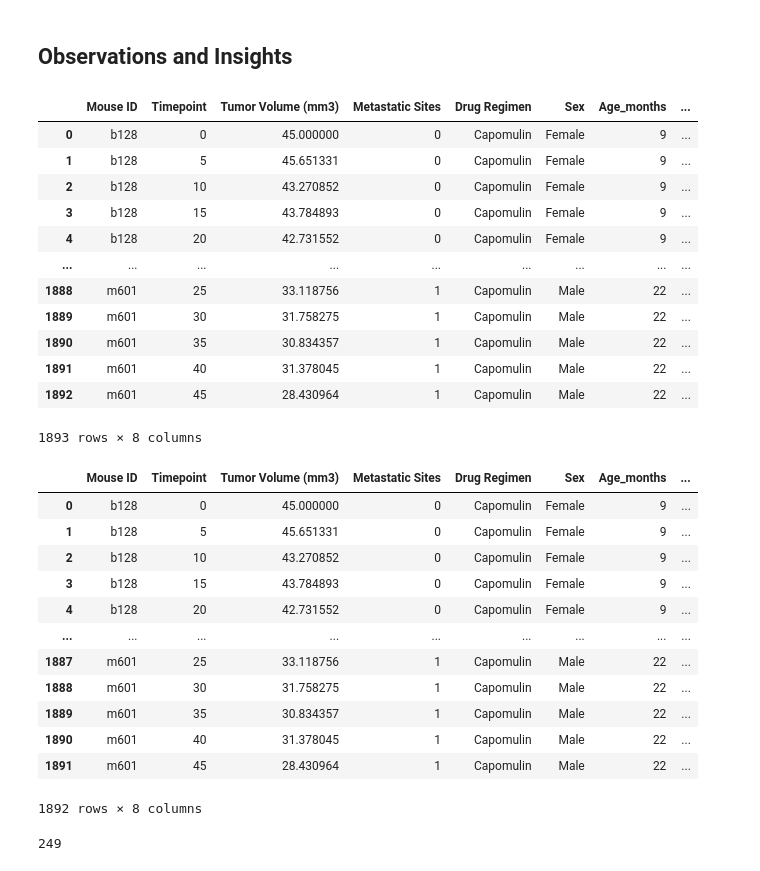
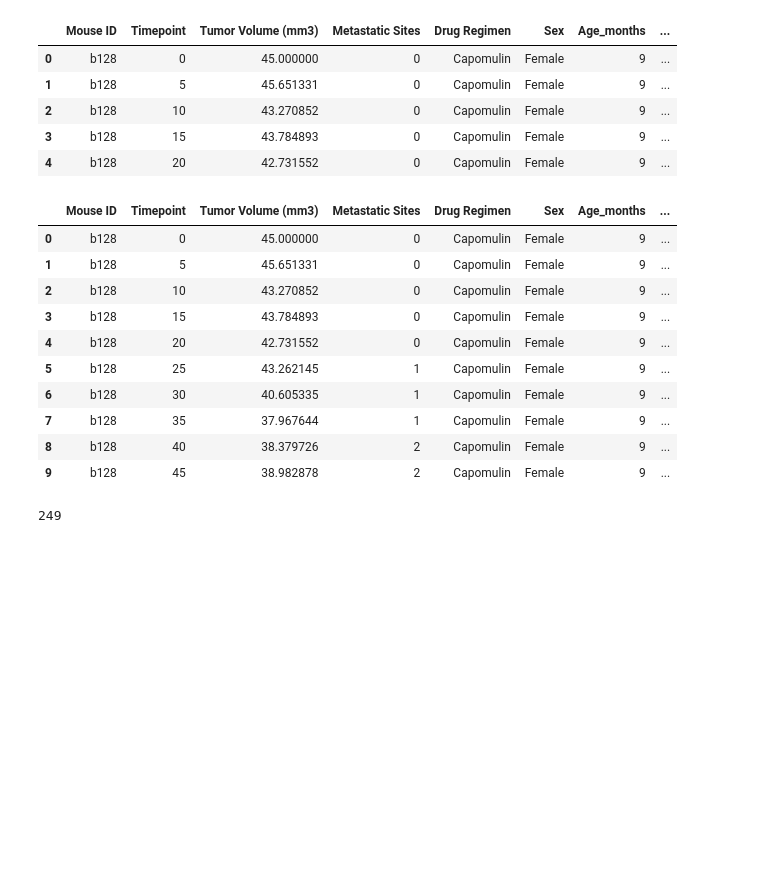
Before and after one commit to CCom20/matplot-challenge, a Jupyter notebook: pymaceuticals_analysis.ipynb, the cells around one changed output. Saved outputs shown, nothing was run; the diff lists cells and outputs as text; code cells hidden in the pictures; blank space fills up the shorter version.

```diff
--- a/pymaceuticals_analysis.ipynb
+++ b/pymaceuticals_analysis.ipynb
@@ -1,48 +1,39 @@
-# %% [markdown]
-## Observations and Insights
 # %%
-# Dependencies and Setup
+# Import all necessary libraries
 import matplotlib.pyplot as plt
 import pandas as pd
 import scipy.stats as sts
 from scipy.stats import linregress
 import os
 import csv
 import numpy as np
 
-# Set csv_path for each document
+# Create the CSV Paths
 mouse_metadata_path = os.path.join("Data", "Mouse_metadata.csv")
 study_results_path = os.path.join("Data", "Study_results.csv")
 
-# Read the mouse data and the study results
+# Read the CSVs
 mouse_metadata = pd.read_csv(mouse_metadata_path)
 study_results = pd.read_csv(study_results_path)
 
-# Combine the data into a single dataset
+# Combine CSVs into a single dataset and display first 5
 combined_study_df = pd.merge(study_results, mouse_metadata, on="Mouse ID", how="outer")
-
-
-# Display the data table for preview
-combined_study_df
+combined_study_df.head()
 # %% [output]
 |  | Mouse ID | Timepoint | Tumor Volume (mm3) | Metastatic Sites | Drug Regimen | Sex | Age_months | ... |
 | 0 | b128 | 0 | 45.000000 | 0 | Capomulin | Female | 9 | ... |
 | 1 | b128 | 5 | 45.651331 | 0 | Capomulin | Female | 9 | ... |
 | 2 | b128 | 10 | 43.270852 | 0 | Capomulin | Female | 9 | ... |
 | 3 | b128 | 15 | 43.784893 | 0 | Capomulin | Female | 9 | ... |
 | 4 | b128 | 20 | 42.731552 | 0 | Capomulin | Female | 9 | ... |
-| ... | ... | ... | ... | ... | ... | ... | ... | ... |
-| 1888 | m601 | 25 | 33.118756 | 1 | Capomulin | Male | 22 | ... |
-| 1889 | m601 | 30 | 31.758275 | 1 | Capomulin | Male | 22 | ... |
-| 1890 | m601 | 35 | 30.834357 | 1 | Capomulin | Male | 22 | ... |
-| 1891 | m601 | 40 | 31.378045 | 1 | Capomulin | Male | 22 | ... |
-| 1892 | m601 | 45 | 28.430964 | 1 | Capomulin | Male | 22 | ... |
-1893 rows × 8 columns
 # %%
+# Find and drop any duplicate Mouse IDs in the CSV
 combined_study_df_cleaned = combined_study_df.drop_duplicates(keep="first")
 combined_study_df_cleaned = combined_study_df_cleaned.reset_index()
+
+#After resetting the index, drop the new "index" column that was created and display the first 10
 combined_study_df_cleaned = combined_study_df_cleaned.drop("index", axis=1)
-combined_study_df_cleaned
+combined_study_df_cleaned.head(10)
 # %% [output]
 |  | Mouse ID | Timepoint | Tumor Volume (mm3) | Metastatic Sites | Drug Regimen | Sex | Age_months | ... |
 | 0 | b128 | 0 | 45.000000 | 0 | Capomulin | Female | 9 | ... |
@@ -50,11 +41,9 @@ combined_study_df_cleaned
 | 2 | b128 | 10 | 43.270852 | 0 | Capomulin | Female | 9 | ... |
 | 3 | b128 | 15 | 43.784893 | 0 | Capomulin | Female | 9 | ... |
 | 4 | b128 | 20 | 42.731552 | 0 | Capomulin | Female | 9 | ... |
-| ... | ... | ... | ... | ... | ... | ... | ... | ... |
-| 1887 | m601 | 25 | 33.118756 | 1 | Capomulin | Male | 22 | ... |
-| 1888 | m601 | 30 | 31.758275 | 1 | Capomulin | Male | 22 | ... |
-| 1889 | m601 | 35 | 30.834357 | 1 | Capomulin | Male | 22 | ... |
-| 1890 | m601 | 40 | 31.378045 | 1 | Capomulin | Male | 22 | ... |
-| 1891 | m601 | 45 | 28.430964 | 1 | Capomulin | Male | 22 | ... |
+| 5 | b128 | 25 | 43.262145 | 1 | Capomulin | Female | 9 | ... |
+| 6 | b128 | 30 | 40.605335 | 1 | Capomulin | Female | 9 | ... |
+| 7 | b128 | 35 | 37.967644 | 1 | Capomulin | Female | 9 | ... |
+| 8 | b128 | 40 | 38.379726 | 2 | Capomulin | Female | 9 | ... |
+| 9 | b128 | 45 | 38.982878 | 2 | Capomulin | Female | 9 | ... |
-1892 rows × 8 columns
 # %%
```
Also changed, not shown: parts of 16 cells of this notebook.
